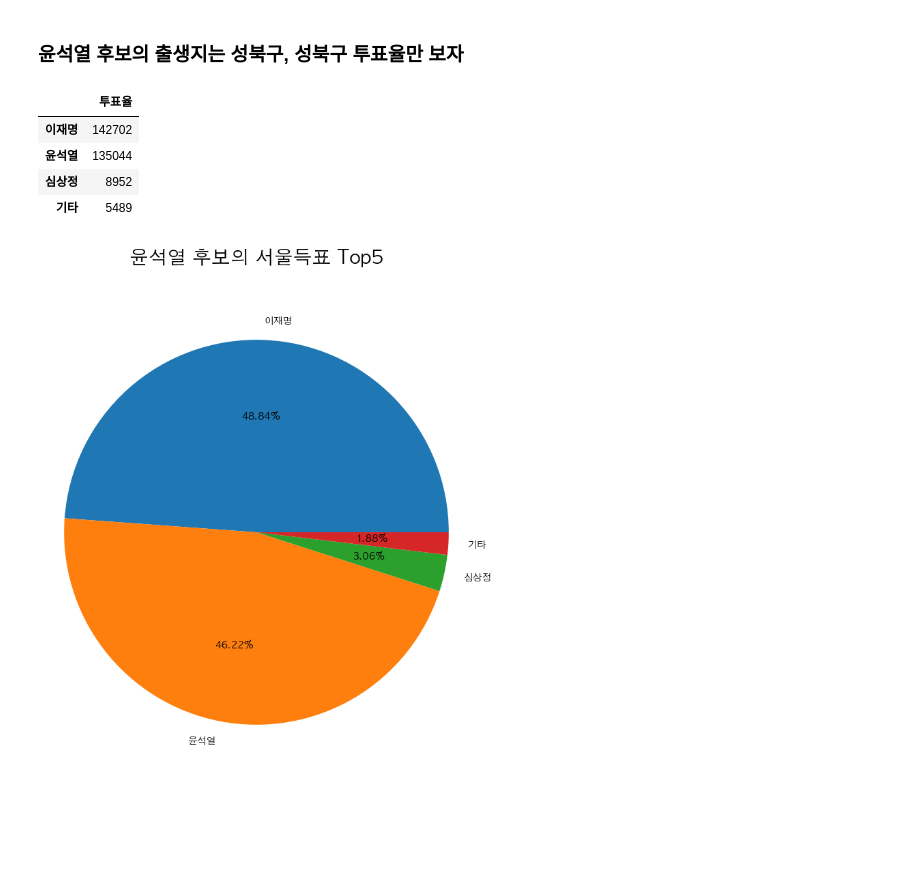
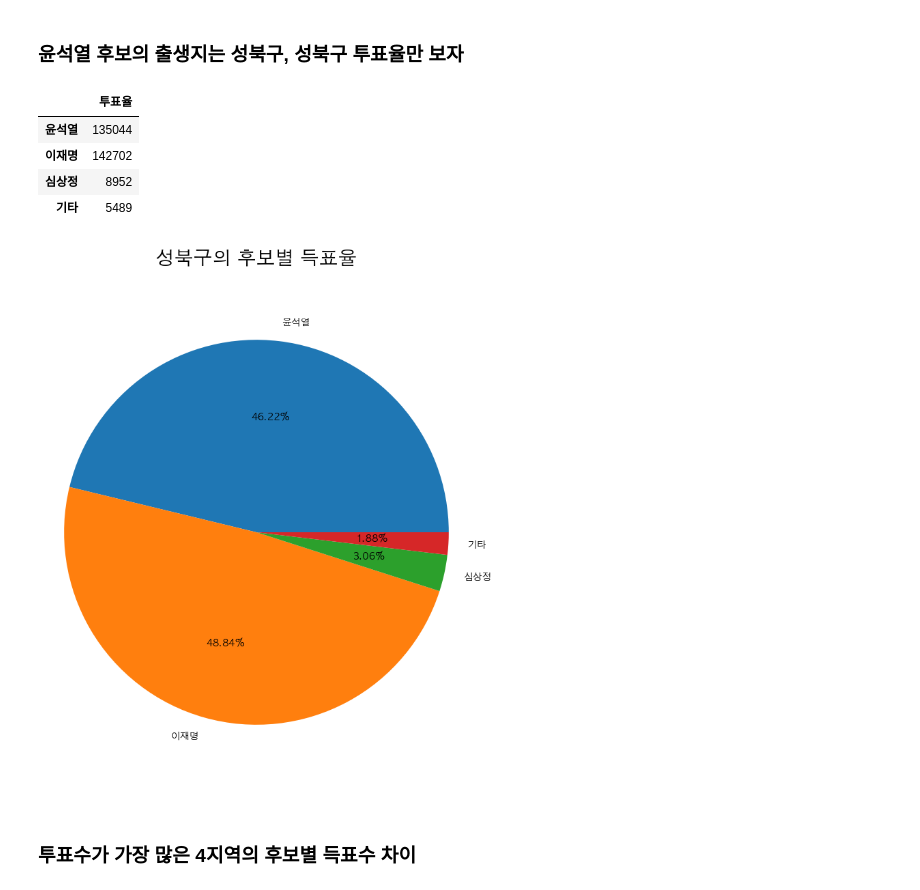
Before and after one commit to LeeHosik/Python-Study, a Jupyter notebook: DataAnalysis/Note/09.대선자료시각화.ipynb, the cells around one changed output. Drawn from its saved outputs; the diff is of its cells as text; code cells hidden in the pictures; blank space fills up the shorter version.

```diff
--- a/DataAnalysis/Note/09.대선자료시각화.ipynb
+++ b/DataAnalysis/Note/09.대선자료시각화.ipynb
@@ -259,32 +259,34 @@ plt.show()
 ### 윤석열 후보의 출생지는 성북구, 성북구 투표율만 보자
 # %%
 test = pd.DataFrame(
-    election[election.시군구 == '성북구'][['이재명','윤석열','심상정']],
+    election[election.시군구 == '성북구'][['윤석열','이재명','심상정']],
 )
-test['기타'] = (election[election.시군구 == '성북구']['투표수'])-(election[election.시군구 == '성북구'][['이재명','윤석열','심상정']].sum(axis=1))
+test['기타'] = (election[election.시군구 == '성북구']['투표수'])-(election[election.시군구 == '성북구'][['윤석열','이재명','심상정']].sum(axis=1))
 test = test.T
 test.columns=['투표율']
 test
 # %% [output]
 |  | 투표율 |
+| 윤석열 | 135044 |
 | 이재명 | 142702 |
-| 윤석열 | 135044 |
 | 심상정 | 8952 |
 | 기타 | 5489 |
 # %%
 # 광영시도별 투표율 Pie Chart
 
 test['투표율'].plot(
     kind='pie',
     figsize=(8,10),
     autopct = '%.2f%%', # auto percent
     startangle = 0, # 시작지점을 약간 10도 삐딱하게 만들어서 챠트를 그리고 싶다
 )
 
-plt.title('윤석열 후보의 서울득표 Top5', size=20)
+plt.title('성북구의 후보별 득표율', size=20)
 plt.axis('equal') # << pie chart 원의 가로세로 비율
 plt.rcParams['font.size'] = 10
 plt.ylabel('')
 plt.show()
 # %% [output]
-[figure, old version]
+[figure, new version]
+# %% [markdown]
+### 투표수가 가장 많은 4지역의 후보별 득표수 차이
```
Also changed, not shown: parts of 8 cells of this notebook, 8 other files.
